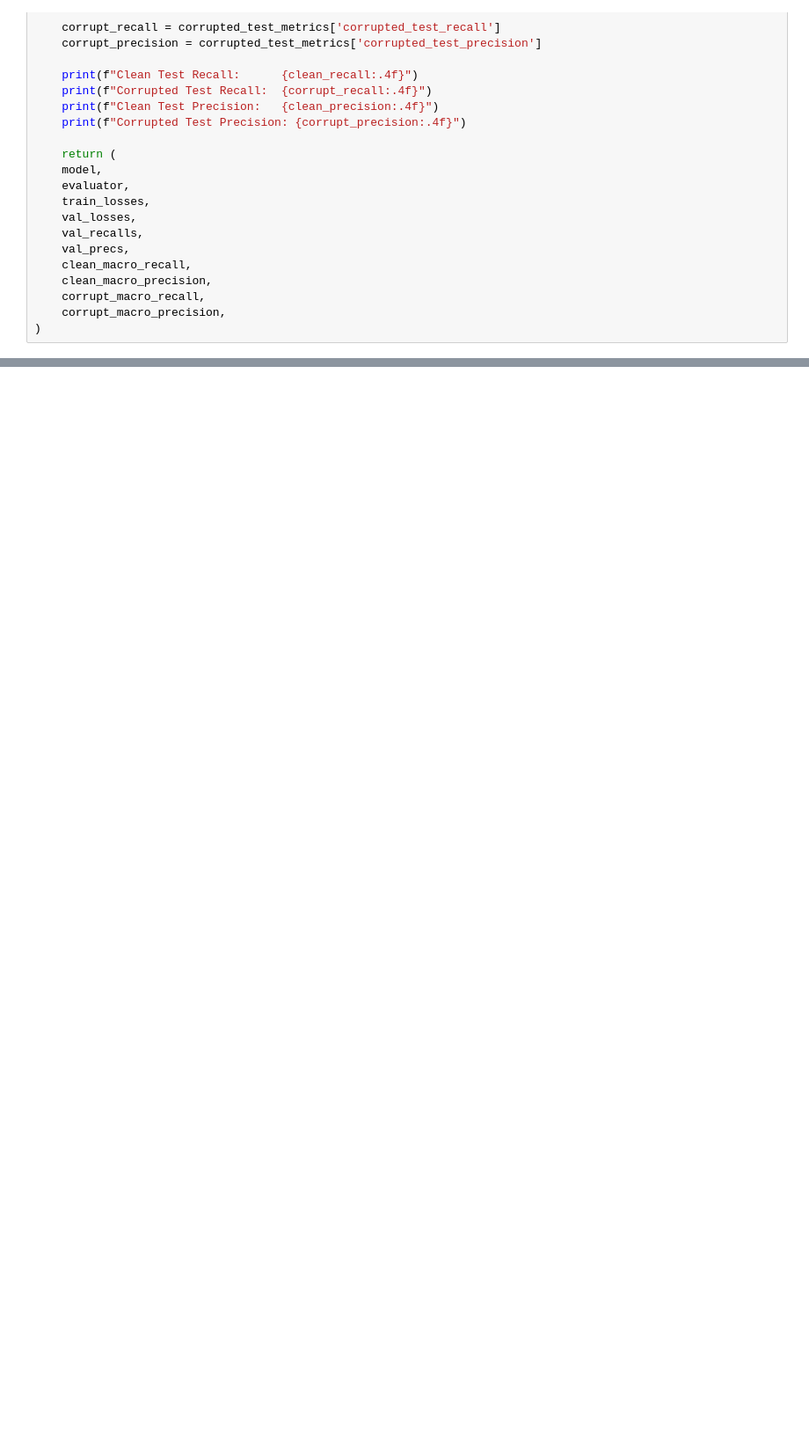
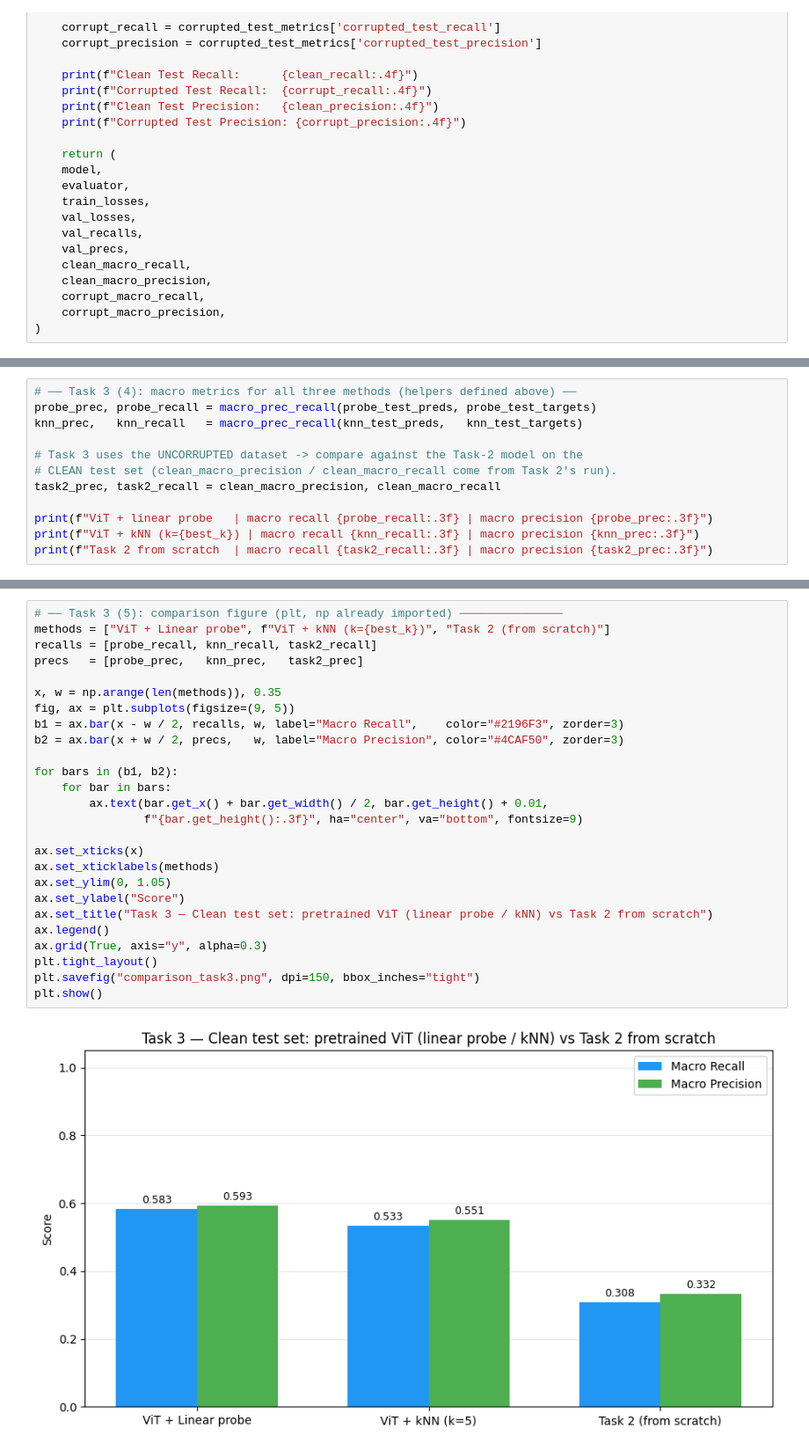
Before and after one commit to Annes2/deepLearning, a Jupyter notebook: assignment2_skeleton.ipynb, the cells around one changed output, grey strips where cells are left out. Shown at 88% size. Saved outputs shown, nothing was run; the diff lists cells and outputs as text; blank space fills up the shorter version.

Commit message:
task 3

```diff
--- a/assignment2_skeleton.ipynb
+++ b/assignment2_skeleton.ipynb
@@ -1490,0 +1641,12 @@ class LinearProbeClassifier(nn.Module):
+# %%
+# ── Task 3 (4): macro metrics for all three methods (helpers defined above) ──
+probe_prec, probe_recall = macro_prec_recall(probe_test_preds, probe_test_targets)
+knn_prec,   knn_recall   = macro_prec_recall(knn_test_preds,   knn_test_targets)
+
+# Task 3 uses the UNCORRUPTED dataset -> compare against the Task-2 model on the
+# CLEAN test set (clean_macro_precision / clean_macro_recall come from Task 2's run).
+task2_prec, task2_recall = clean_macro_precision, clean_macro_recall
+
+print(f"ViT + linear probe   | macro recall {probe_recall:.3f} | macro precision {probe_prec:.3f}")
+print(f"ViT + kNN (k={best_k}) | macro recall {knn_recall:.3f} | macro precision {knn_prec:.3f}")
+print(f"Task 2 from scratch  | macro recall {task2_recall:.3f} | macro precision {task2_prec:.3f}")
@@ -1490,0 +1657,28 @@ class LinearProbeClassifier(nn.Module):
+# %%
+# ── Task 3 (5): comparison figure (plt, np already imported) ───────────────
+methods = ["ViT + Linear probe", f"ViT + kNN (k={best_k})", "Task 2 (from scratch)"]
+recalls = [probe_recall, knn_recall, task2_recall]
+precs   = [probe_prec,   knn_prec,   task2_prec]
+
+x, w = np.arange(len(methods)), 0.35
+fig, ax = plt.subplots(figsize=(9, 5))
+b1 = ax.bar(x - w / 2, recalls, w, label="Macro Recall",    color="#2196F3", zorder=3)
+b2 = ax.bar(x + w / 2, precs,   w, label="Macro Precision", color="#4CAF50", zorder=3)
+
+for bars in (b1, b2):
+    for bar in bars:
+        ax.text(bar.get_x() + bar.get_width() / 2, bar.get_height() + 0.01,
+                f"{bar.get_height():.3f}", ha="center", va="bottom", fontsize=9)
+
+ax.set_xticks(x)
+ax.set_xticklabels(methods)
+ax.set_ylim(0, 1.05)
+ax.set_ylabel("Score")
+ax.set_title("Task 3 — Clean test set: pretrained ViT (linear probe / kNN) vs Task 2 from scratch")
+ax.legend()
+ax.grid(True, axis="y", alpha=0.3)
+plt.tight_layout()
+plt.savefig("comparison_task3.png", dpi=150, bbox_inches="tight")
+plt.show()
+# %% [output]
+[figure, added]
```
Also changed, not shown: parts of 15 cells of this notebook.
